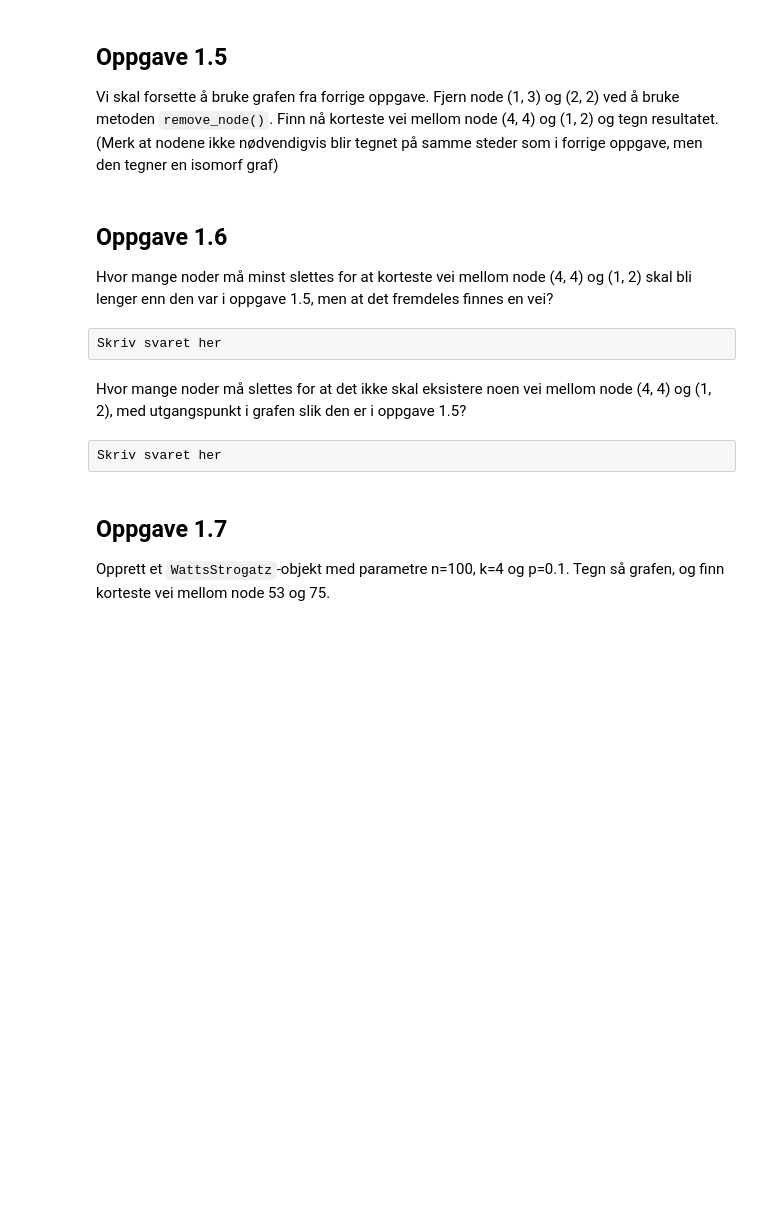
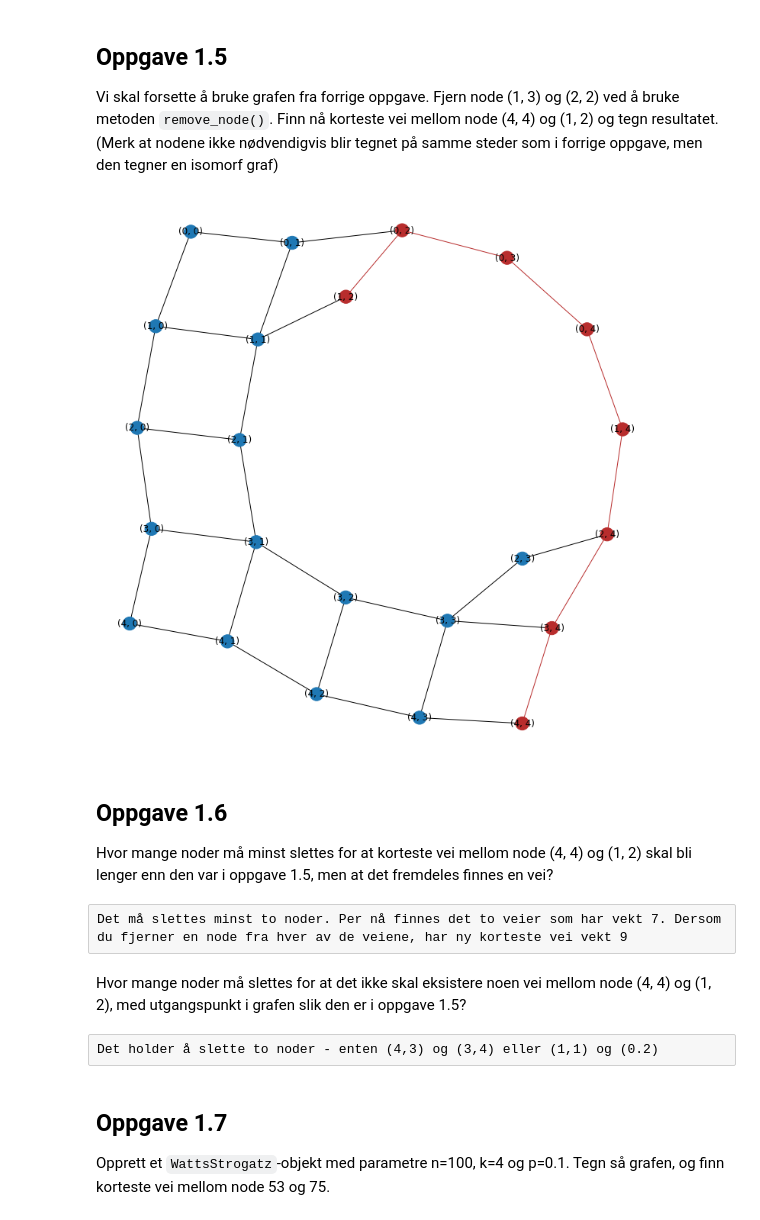
Before and after one commit to KristofferNyvoll/ntnu, a Jupyter notebook: TTM4185_Sikrob/Oving3/Oving3.ipynb, the cells around one changed output. Cells and saved outputs as stored; diff of their text form; code cells hidden in the pictures; blank space fills up the shorter version.

```diff
--- a/TTM4185_Sikrob/Oving3/Oving3.ipynb
+++ b/TTM4185_Sikrob/Oving3/Oving3.ipynb
@@ -38,3 +48,9 @@ Vi skal forsette å bruke grafen fra forrige oppgave. Fjern node (1, 3) og (2, 2
+# %%
+gGraph.remove_node((1,3))
+gGraph.remove_node((2,2))
+gGraph.mark_shortest_path((4,4), (1,2))
+# %% [output]
+[figure, added]
 # %% [markdown]
 ## Oppgave 1.6
 Hvor mange noder må minst slettes for at korteste vei mellom node (4, 4) og (1, 2) skal bli lenger enn den var i oppgave 1.5, men at det fremdeles finnes en vei?
@@ -43,2 +56,0 @@ Hvor mange noder må minst slettes for at korteste vei mellom node (4, 4) og (1,
-# %% [raw]
-Skriv svaret her
@@ -45,9 +59,11 @@ Skriv svaret her
+# %% [raw]
+Det må slettes minst to noder. Per nå finnes det to veier som har vekt 7. Dersom du fjerner en node fra hver av de veiene, har ny korteste vei vekt 9
 # %% [markdown]
 Hvor mange noder må slettes for at det ikke skal eksistere noen vei mellom node (4, 4) og (1, 2), med utgangspunkt i grafen slik den er i oppgave 1.5?
 # %%
 # Kodecelle hvis du vil teste
-# %% [raw]
-Skriv svaret her
+# %% [raw]
+Det holder å slette to noder - enten (4,3) og (3,4) eller (1,1) og (0.2)
 # %% [markdown]
 ## Oppgave 1.7
 Opprett et <code>WattsStrogatz</code>-objekt med parametre n=100, k=4 og p=0.1.
```
Also changed, not shown: parts of 25 cells of this notebook, 1 other file.
